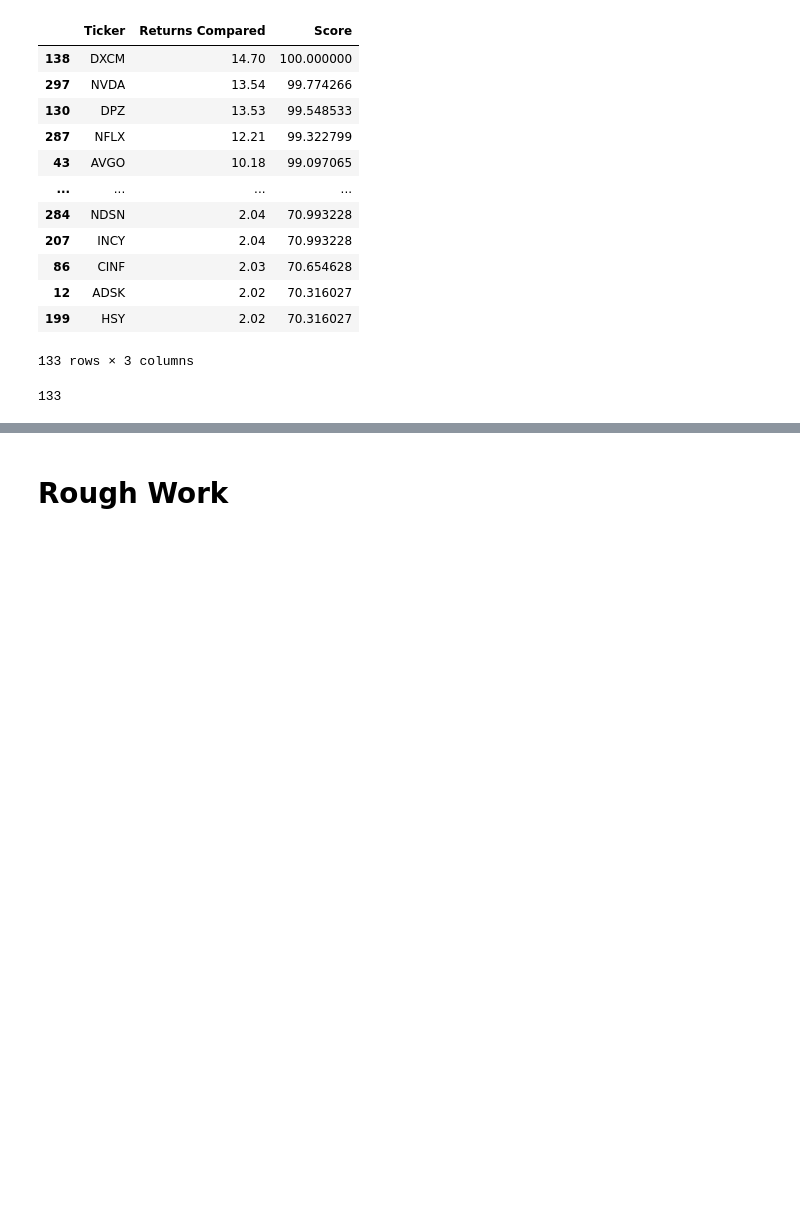
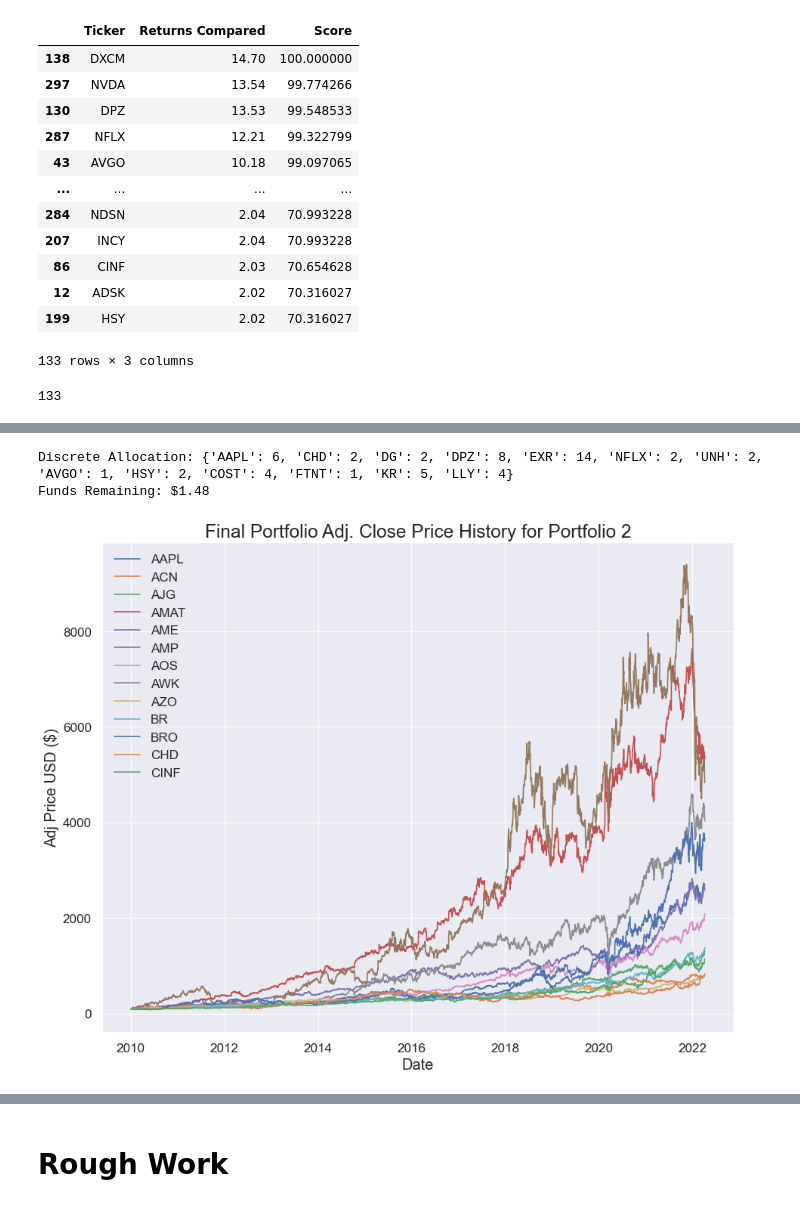
Before and after one commit to salmankhaliq22/Stock-Screener-using-Technical-Analysis-and-Efficient-Frontiers, a Jupyter notebook: 08-Analysis-Condition-2.ipynb, the cells around one changed output, grey strips where cells are left out. Drawn from its saved outputs; the diff is of its cells as text; code cells hidden in the pictures; blank space fills up the shorter version.

```diff
--- a/08-Analysis-Condition-2.ipynb
+++ b/08-Analysis-Condition-2.ipynb
@@ -213,0 +339,40 @@ final_df.to_csv('portfolio/portfolio2-PE-PEG.csv')
+# %%
+# Get discrete allocation of each share per stock
+# need to install this package by running the command through terminal            conda install -c conda-forge cvxopt
+from pypfopt.discrete_allocation import DiscreteAllocation, get_latest_prices
+
+latest_prices = get_latest_prices(portfolio)
+weights = cleaned_weights
+da = DiscreteAllocation(weights, latest_prices, total_portfolio_value = 15000)
+
+allocation, leftover = da.lp_portfolio()
+print('Discrete Allocation: '+ str(allocation))
+print('Funds Remaining: ${:.2f}'.format(leftover))
+# %% [output]
+Discrete Allocation: {'AAPL': 6, 'CHD': 2, 'DG': 2, 'DPZ': 8, 'EXR': 14, 'NFLX': 2, 'UNH': 2, 'AVGO': 1, 'HSY': 2, 'COST': 4, 'FTNT': 1, 'KR': 5, 'LLY': 4}
+Funds Remaining: $1.48
+# %%
+# Visually show the stock Portfolio
+title = 'Final Portfolio Adj. Close Price History for Portfolio 2'
+
+# Get the tickers for our Portfolio
+stocks_to_invest = list()
+for i in allocation.keys():
+    stocks_to_invest.append(i)
+stocks_to_invest
+
+# Create and plot the graph
+plt.figure(figsize=(12, 10), dpi=80)
+for ticker in stocks_to_invest:
+    df1 = pd.read_csv(f"stock_data/{ticker}.csv", index_col = [0], parse_dates = [0])
+    plt.plot(df1['Normalized Adj Close'], label = ticker)
+
+plt.title(title, fontsize = 22)
+plt.xlabel('Date', fontsize = 18)
+plt.ylabel('Adj Price USD ($)', fontsize = 18)
+plt.legend(my_stocks, loc = 'upper left')
+plt.savefig('figures/portfolio_2_final.png')
+plt.savefig('figures/portfolio_2_final.pdf')
+plt.show()
+# %% [output]
+[figure, added]
```
Also changed, not shown: parts of 22 cells of this notebook, 4 other files.
